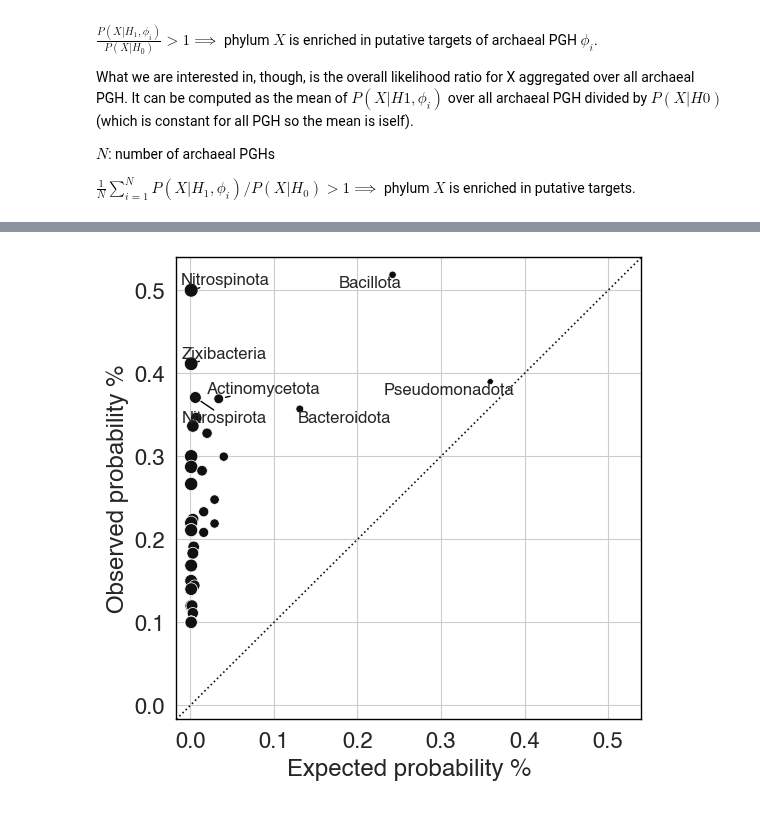
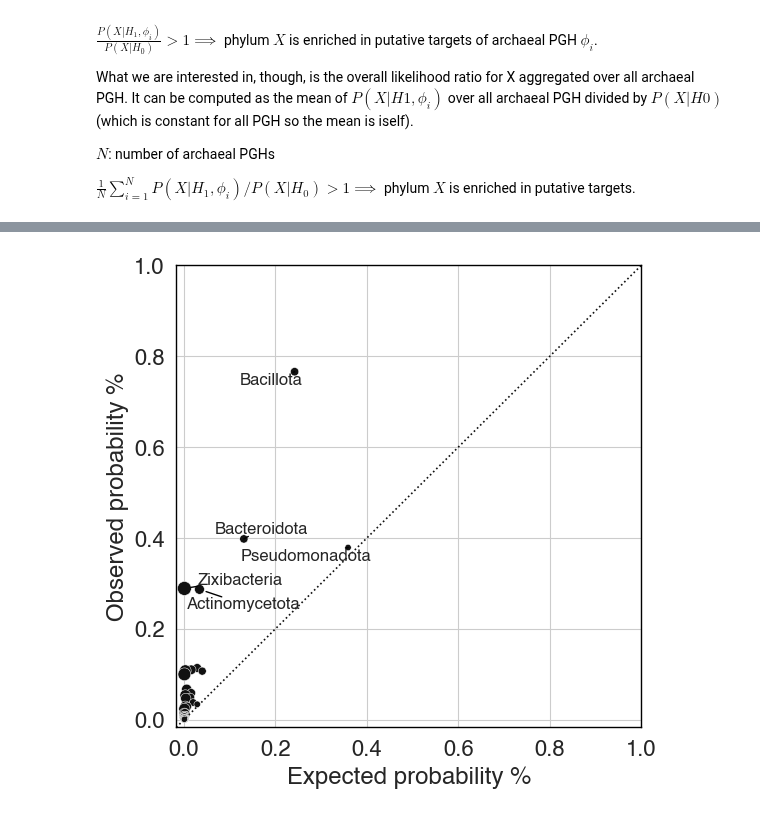
Before and after one commit to srom/archaea-vs-bacteria, a Jupyter notebook: notebook/figureS2.ipynb, the cells around one changed output, grey strips where cells are left out. Cells and saved outputs as stored; diff of their text form; code cells hidden in the pictures.

Commit message:
Figure S2

```diff
--- a/notebook/figureS2.ipynb
+++ b/notebook/figureS2.ipynb
@@ -207,16 +207,36 @@ $N$: number of archaeal PGHs
 
 $\frac{1}{N} \displaystyle\sum_{i=1}^N{P(X | H_1, \phi_i)} / P(X | H_0) > 1 ⟹$ phylum $X$ is enriched in putative targets.
 # %%
-overall_df = probs_df[['phylum_group', 'count', 'probability']].groupby('phylum_group').agg({'count': 'sum', 'probability': 'mean'})
+overall_df = probs_df[
+    ['phylum_group', 'count']
+].groupby('phylum_group').sum()
+overall_df['probability'] = (overall_df['count'] / len(probs_df)).round(3)
 overall_df['null_probability'] = [null_probability_per_phylum[p] for p in overall_df.index]
 overall_df['likelihood_ratio'] = overall_df['probability'] / overall_df['null_probability']
 overall_df['enriched'] = overall_df['likelihood_ratio'] > 1
-overall_df = overall_df.replace([np.inf, -np.inf], np.nan)
-overall_df = overall_df[overall_df['likelihood_ratio'].notnull()].copy()
+
+# add in all other phyla that did not show up in the top.
+missing_phyla = sorted(set(phylum_count.keys()) - set(overall_df.index))
+addendum = pd.DataFrame(
+    {
+        'count': [0.0] * len(missing_phyla),
+        'probability': [0.0] * len(missing_phyla),
+        'null_probability': [null_probability_per_phylum[p] for p in missing_phyla],
+        'likelihood_ratio': [np.nan] * len(missing_phyla),
+        'enriched': [False] * len(missing_phyla),
+    },
+    index=missing_phyla,
+)
+
+overall_df = pd.concat([
+    overall_df,
+    addendum,
+])
+
 overall_df = overall_df.sort_values(['enriched', 'probability'], ascending=False)
 
 overall_df.to_csv(data_folder / 'figureS2' / 'phylum_enrichment.csv')
 
-overall_df
+overall_df.head(10)
 # %% [output]
 |  | count | probability | null_probability | likelihood_ratio | enriched |
@@ -245,7 +258,7 @@ f, ax = plt.subplots(1, 1, figsize=(6, 6))
 sns.scatterplot(
     x='null_probability',
     y='probability',
-    data=overall_df,
+    data=overall_df[overall_df['likelihood_ratio'].notnull()],
     ax=ax,
     color='#111111',
     size='log_likelihood_ratio',
@@ -253,39 +266,39 @@ sns.scatterplot(
     legend=False,
 )
 xlim = ax.get_xlim()
-ylim = ax.get_ylim()
+max_prob = 1.0
 
-x = np.arange(-1, 1, 0.1)
+x = np.arange(-1, 1.2, 0.1)
 ax.plot(x, x, ':', color='#111111')
 
-ax.set_xlim(xlim[0], ylim[1]);
-ax.set_ylim(xlim[0], ylim[1]);
+ax.set_xlim(xlim[0], max_prob);
+ax.set_ylim(xlim[0], max_prob);
 
 # Annotate the top few points
-annotate_top_n = 7
+annotate_top_n = 5
 texts = []
 for i, (phylum, row) in enumerate(overall_df.iterrows()):
     if (i+1) > annotate_top_n:
         break
 
     text = ax.text(
         row['null_probability'],
         row['probability'],
         phylum,
         fontsize=12,
         ha='center',
         va='center',
     )
     texts.append(text)
 
 adjust_text(texts, arrowprops=dict(arrowstyle='-', color='black', lw=1.0, shrinkA=0, shrinkB=5));
 
 ax.set_xlabel('Expected probability %');
 ax.set_ylabel('Observed probability %');
 
 for spine in ax.spines.values():
     spine.set_edgecolor('black')
 
 f.savefig(figures_folder / 'figureS2' / 'phylum_enrichment.pdf', dpi=300, bbox_inches='tight', transparent=True);
 # %% [output]
-[figure, old version]
+[figure, new version]
```
Also changed, not shown: parts of 1 cell of this notebook, 2 other files.
